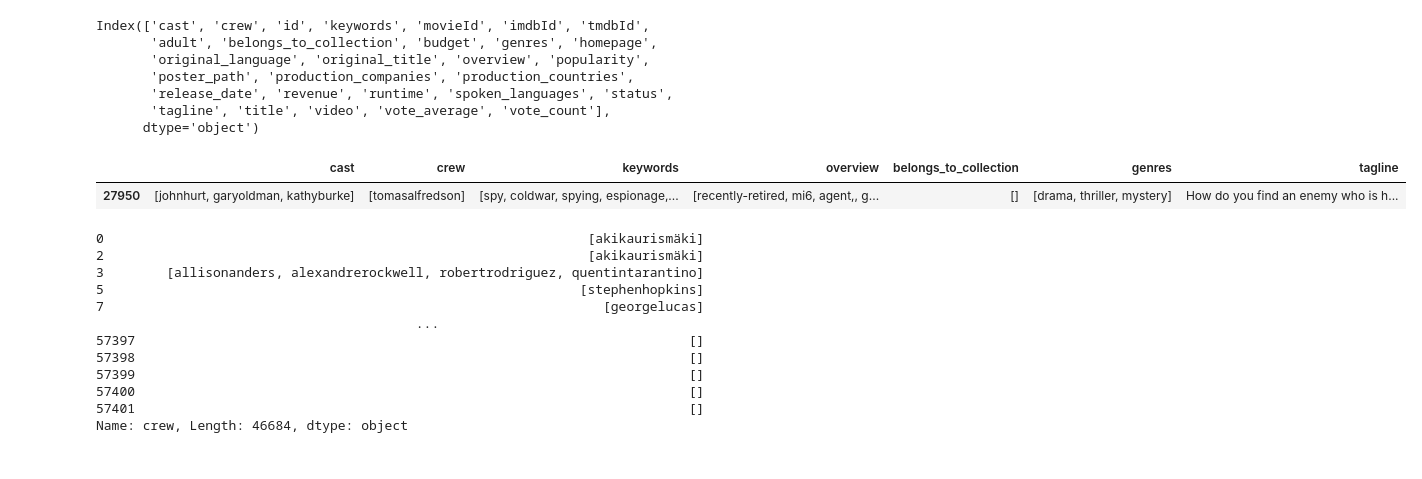
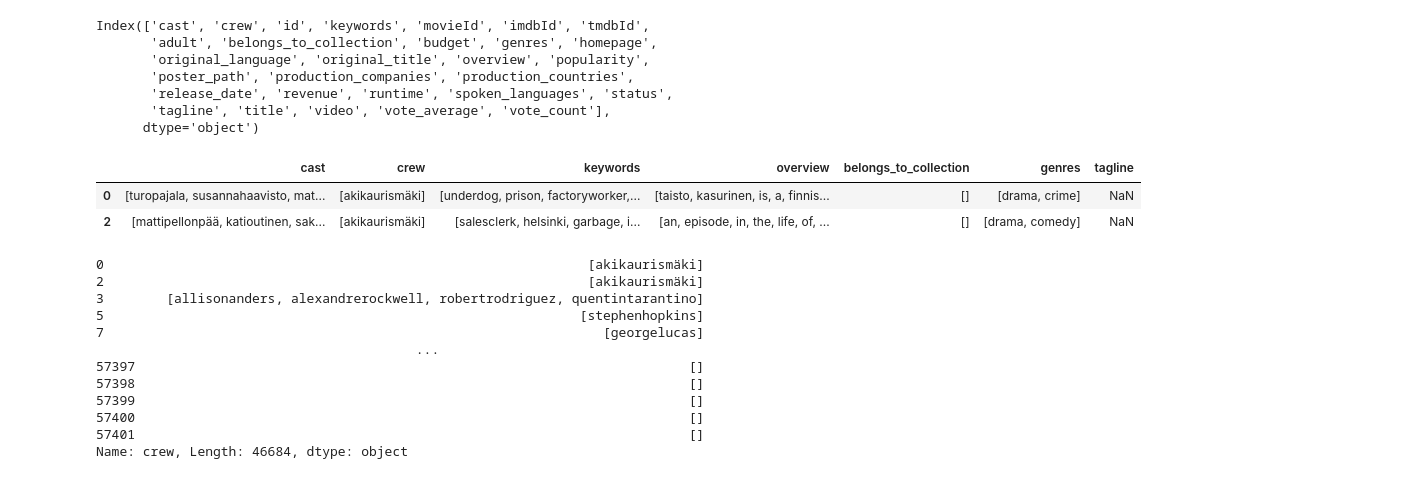
Before and after one commit to Himanshu7d3/CINEIQ, a Jupyter notebook: Data_Gathering.ipynb, the cells around one changed output. Drawn from its saved outputs; the diff is of its cells as text; code cells hidden in the pictures.

```diff
--- a/Data_Gathering.ipynb
+++ b/Data_Gathering.ipynb
@@ -72,32 +108,7 @@ with zipfile.ZipFile(zip_path, 'r') as zip_ref:
 # %%
-# 1. Define the URL and your save directories
-url = "https://files.grouplens.org/datasets/tag-genome-2021/genome_2021.zip"
-base_save_dir = os.path.abspath("Datasets")
-dataset_name = "tag-genome-2021"
-
-# Create the dedicated folder: CINEIQ\Datasets\tag-genome-2021
-save_dir = os.path.join(base_save_dir, dataset_name)
-os.makedirs(save_dir, exist_ok=True)
-
-zip_path = os.path.join(save_dir, "genome_2021.zip")
-
-# 2. Download the file
-# Note: This file is ~1.8GB, so it might take a minute or two depending on your internet speed.
-print("Please wait, this might take a moment...")
-urllib.request.urlretrieve(url, zip_path)
-print("Download complete!")
-
-# 3. Extract the contents of the Zip file
-print("Extracting CSV files...")
-with zipfile.ZipFile(zip_path, 'r') as zip_ref:
-    for member in zip_ref.namelist():
-        # Remove the top-level folder (ml-25m/)
-        filename = os.path.basename(member)
-
-        if filename:  # skip directories
-            source = zip_ref.open(member)
-            target_path = os.path.join(save_dir, filename)
-
-            with open(target_path, "wb") as target:
-                target.write(source.read())
+folder_path = os.path.join("Datasets", "the-movies-dataset", "{}.csv")
+files=['credits','keywords','links','links_small','movies_metadata','ratings_small','ratings']
+dataframes={}
+for file in files:
+    dataframes[file] = pd.read_csv(folder_path.format(file),low_memory=False)
 # %%
@@ -700,10 +690,11 @@ Index(['cast', 'crew', 'id', 'keywords', 'movieId', 'imdbId', 'tmdbId',
        'tagline', 'title', 'video', 'vote_average', 'vote_count'],
       dtype='object')
 # %%
-df1[['cast','crew','keywords','overview','belongs_to_collection','genres','tagline']].sample(1)
+df1[['cast','crew','keywords','overview','belongs_to_collection','genres','tagline']].head(2)
 # %% [output]
 |  | cast | crew | keywords | overview | belongs_to_collection | genres | tagline |
-| 27950 | [johnhurt, garyoldman, kathyburke] | [tomasalfredson] | [spy, coldwar, spying, espionage,... | [recently-retired, mi6, agent,, g... | [] | [drama, thriller, mystery] | How do you find an enemy who is h... |
+| 0 | [turopajala, susannahaavisto, mat... | [akikaurismäki] | [underdog, prison, factoryworker,... | [taisto, kasurinen, is, a, finnis... | [] | [drama, crime] | NaN |
+| 2 | [mattipellonpää, katioutinen, sak... | [akikaurismäki] | [salesclerk, helsinki, garbage, i... | [an, episode, in, the, life, of, ... | [] | [drama, comedy] | NaN |
 # %%
 import string
 
```
Also changed, not shown: parts of 24 cells of this notebook.
